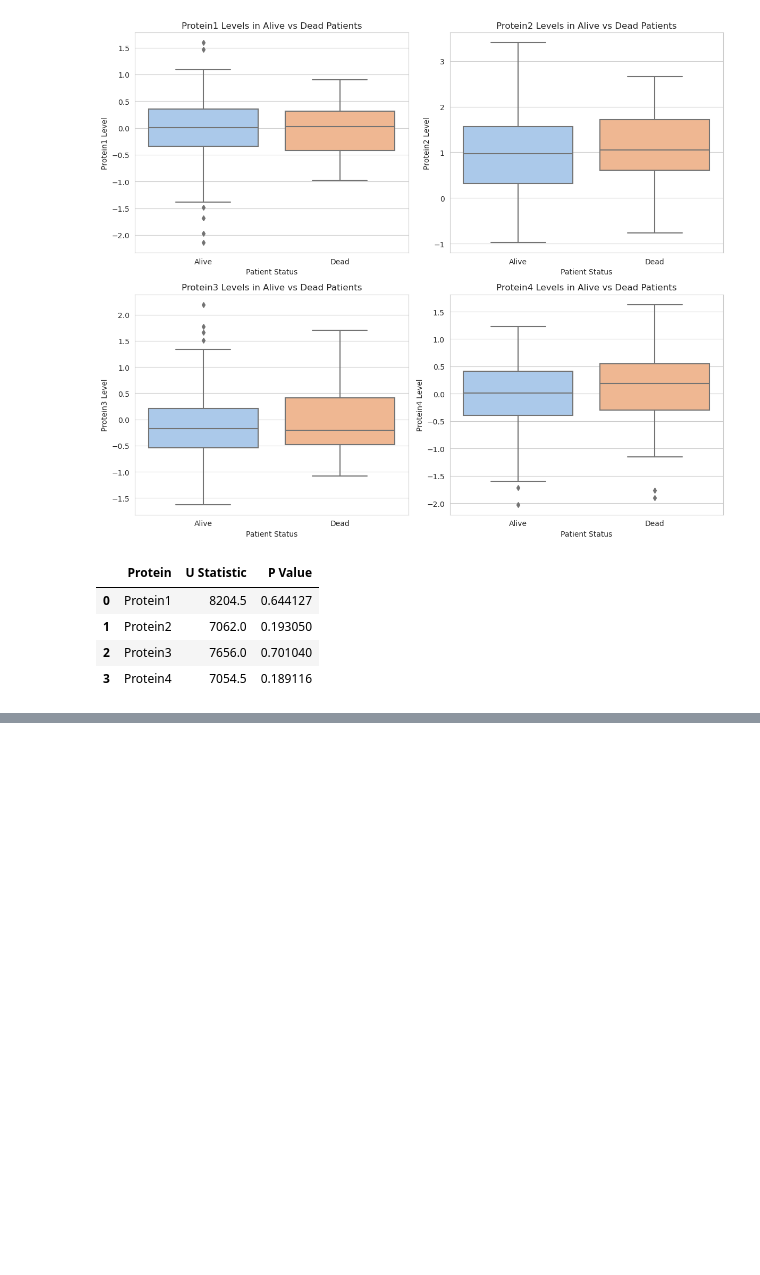
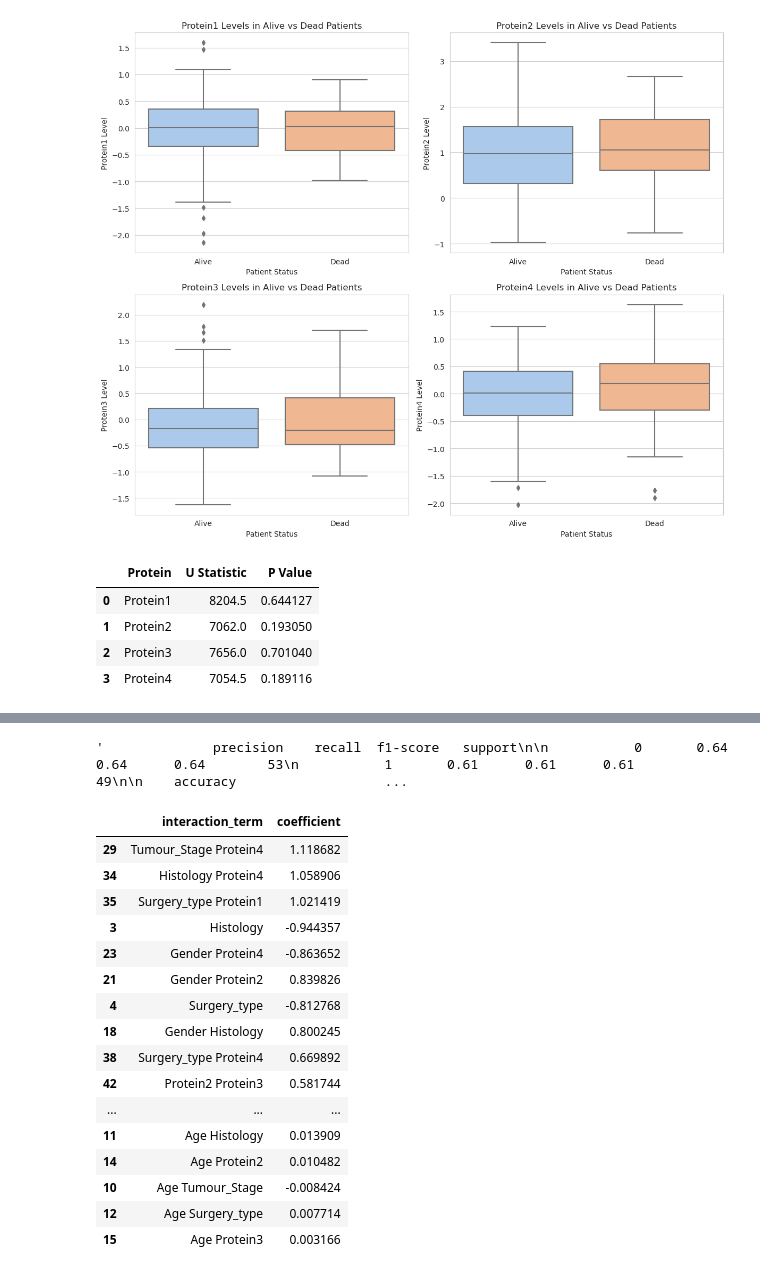
Before and after one commit to raj-rajat/Increasing-Breast-Cancer-Awareness, a Jupyter notebook: increasing-breast-cancer-awareness.ipynb, the cells around one changed output, grey strips where cells are left out. Saved outputs shown, nothing was run; the diff lists cells and outputs as text; code cells hidden in the pictures; blank space fills up the shorter version.

```diff
--- a/increasing-breast-cancer-awareness.ipynb
+++ b/increasing-breast-cancer-awareness.ipynb
@@ -814,0 +893,52 @@ mann_whitney_results
+# %%
+from sklearn.preprocessing import PolynomialFeatures
+from sklearn.linear_model import LogisticRegression
+
+# Create interaction terms
+poly = PolynomialFeatures(interaction_only=True, include_bias=False)
+X_train_interactions = poly.fit_transform(X_train_upsampled)
+X_test_interactions = poly.transform(X_test_upsampled)
+
+# Define the logistic regression model
+logistic_regression_model_interactions = LogisticRegression(max_iter=10000, random_state=42)
+
+# Fit the model to the training data
+logistic_regression_model_interactions.fit(X_train_interactions, y_train_upsampled)
+
+# Predict the outcomes for the test set
+y_pred_lr_interactions = logistic_regression_model_interactions.predict(X_test_interactions)
+
+# Print the classification report
+classification_report(y_test_upsampled, y_pred_lr_interactions)
+# %% [output]
+'              precision    recall  f1-score   support\n\n           0       0.64      0.64      0.64        53\n           1       0.61      0.61      0.61        49\n\n    accuracy                   ...
+# %%
+# Get the coefficients of the interaction terms
+interaction_coefficients = logistic_regression_model_interactions.coef_[0]
+
+# Create a DataFrame to hold the interaction term names and their corresponding coefficient values
+interaction_terms = pd.DataFrame({'interaction_term': poly.get_feature_names_out(X_train_upsampled.columns), 'coefficient': interaction_coefficients})
+
+# Sort the DataFrame by the absolute values of the coefficients
+interaction_terms = interaction_terms.reindex(interaction_terms.coefficient.abs().sort_values(ascending=False).index)
+
+# Display the interaction terms and their coefficients
+interaction_terms
+# %% [output]
+|  | interaction_term | coefficient |
+| 29 | Tumour_Stage Protein4 | 1.118682 |
+| 34 | Histology Protein4 | 1.058906 |
+| 35 | Surgery_type Protein1 | 1.021419 |
+| 3 | Histology | -0.944357 |
+| 23 | Gender Protein4 | -0.863652 |
+| 21 | Gender Protein2 | 0.839826 |
+| 4 | Surgery_type | -0.812768 |
+| 18 | Gender Histology | 0.800245 |
+| 38 | Surgery_type Protein4 | 0.669892 |
+| 42 | Protein2 Protein3 | 0.581744 |
+| ... | ... | ... |
+| 11 | Age Histology | 0.013909 |
+| 14 | Age Protein2 | 0.010482 |
+| 10 | Age Tumour_Stage | -0.008424 |
+| 12 | Age Surgery_type | 0.007714 |
+| 15 | Age Protein3 | 0.003166 |
```
Also changed, not shown: parts of 5 cells of this notebook.
